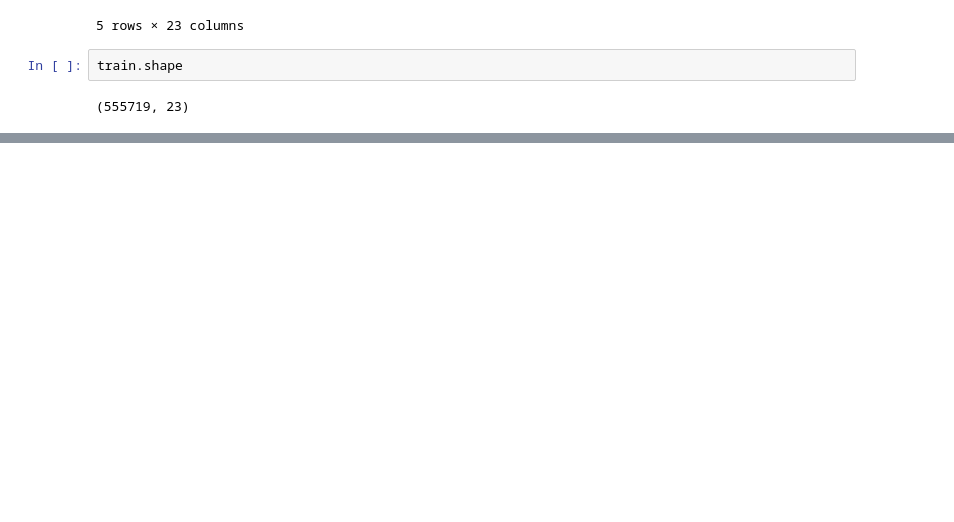
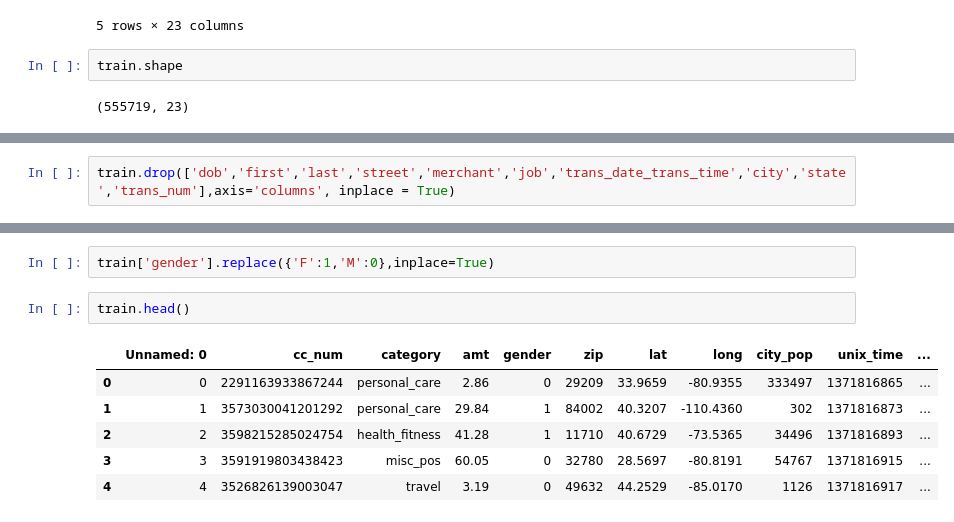
Before and after one commit to Ashfagithub/CODSOFT, a Jupyter notebook: credit-card-fraud-detection.ipynb, the cells around one changed output, grey strips where cells are left out. Saved outputs shown, nothing was run; the diff lists cells and outputs as text; blank space fills up the shorter version.

```diff
--- a/credit-card-fraud-detection.ipynb
+++ b/credit-card-fraud-detection.ipynb
@@ -183,0 +188,2 @@ train.shape
+# %%
+train.drop(['dob','first','last','street','merchant','job','trans_date_trans_time','city','state','trans_num'],axis='columns', inplace = True)
@@ -183,0 +201,11 @@ train.shape
+# %%
+train['gender'].replace({'F':1,'M':0},inplace=True)
+# %%
+train.head()
+# %% [output]
+|  | Unnamed: 0 | cc_num | category | amt | gender | zip | lat | long | city_pop | unix_time | ... |
+| 0 | 0 | 2291163933867244 | personal_care | 2.86 | 0 | 29209 | 33.9659 | -80.9355 | 333497 | 1371816865 | ... |
+| 1 | 1 | 3573030041201292 | personal_care | 29.84 | 1 | 84002 | 40.3207 | -110.4360 | 302 | 1371816873 | ... |
+| 2 | 2 | 3598215285024754 | health_fitness | 41.28 | 1 | 11710 | 40.6729 | -73.5365 | 34496 | 1371816893 | ... |
+| 3 | 3 | 3591919803438423 | misc_pos | 60.05 | 0 | 32780 | 28.5697 | -80.8191 | 54767 | 1371816915 | ... |
+| 4 | 4 | 3526826139003047 | travel | 3.19 | 0 | 49632 | 44.2529 | -85.0170 | 1126 | 1371816917 | ... |
```
Also changed, not shown: parts of 3 cells of this notebook.
